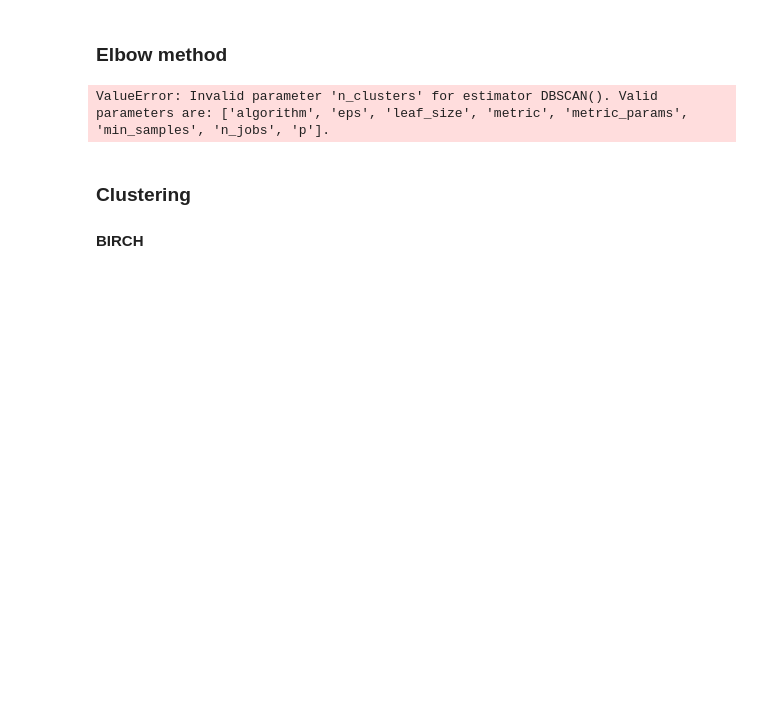
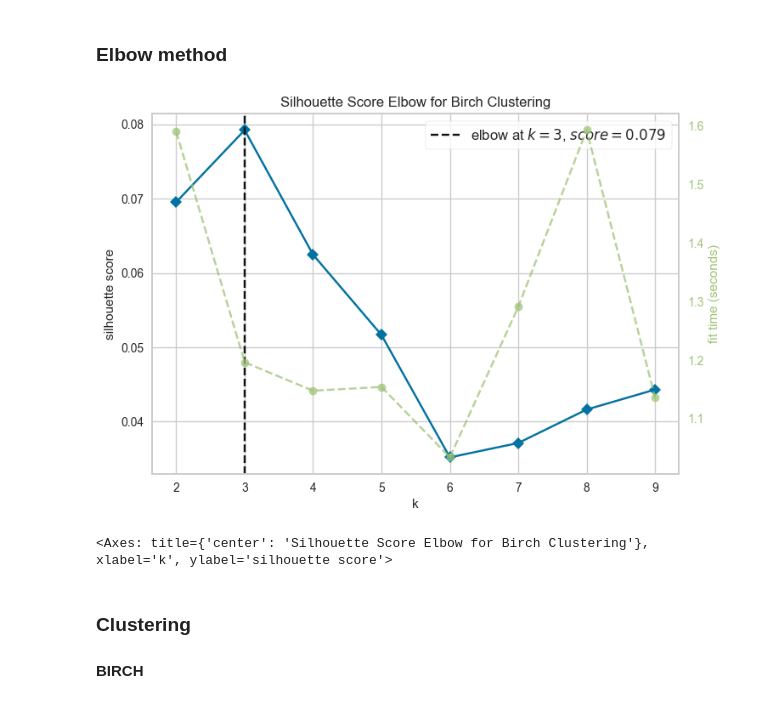
Before and after one commit to QuentinFISCH/qantar, a Jupyter notebook: tp1/exploration.ipynb, the cells around one changed output. Saved outputs shown, nothing was run; the diff lists cells and outputs as text; code cells hidden in the pictures; blank space fills up the shorter version.

```diff
--- a/tp1/exploration.ipynb
+++ b/tp1/exploration.ipynb
@@ -111,14 +148,14 @@ plt.show()
 # %%
 from yellowbrick.cluster import KElbowVisualizer
 from sklearn.cluster import Birch, KMeans, DBSCAN
 
-# model = Birch(branching_factor=100, threshold=.5, n_clusters=None)
-model = DBSCAN()
+model = Birch(branching_factor=100, threshold=.5, n_clusters=None)
 visualizer = KElbowVisualizer(model, k=(2,10),metric='silhouette', timings= True)
 visualizer.fit(data_attitude_weighted_scaled)        # Fit the data to the visualizer
 visualizer.show()
 # %% [output]
+[figure, added]
-ValueError: Invalid parameter 'n_clusters' for estimator DBSCAN(). Valid parameters are: ['algorithm', 'eps', 'leaf_size', 'metric', 'metric_params', 'min_samples', 'n_jobs', 'p'].
+<Axes: title={'center': 'Silhouette Score Elbow for Birch Clustering'}, xlabel='k', ylabel='silhouette score'>
 # %% [markdown]
 ### Clustering
 
```
Also changed, not shown: parts of 36 cells of this notebook, 1 other file.
